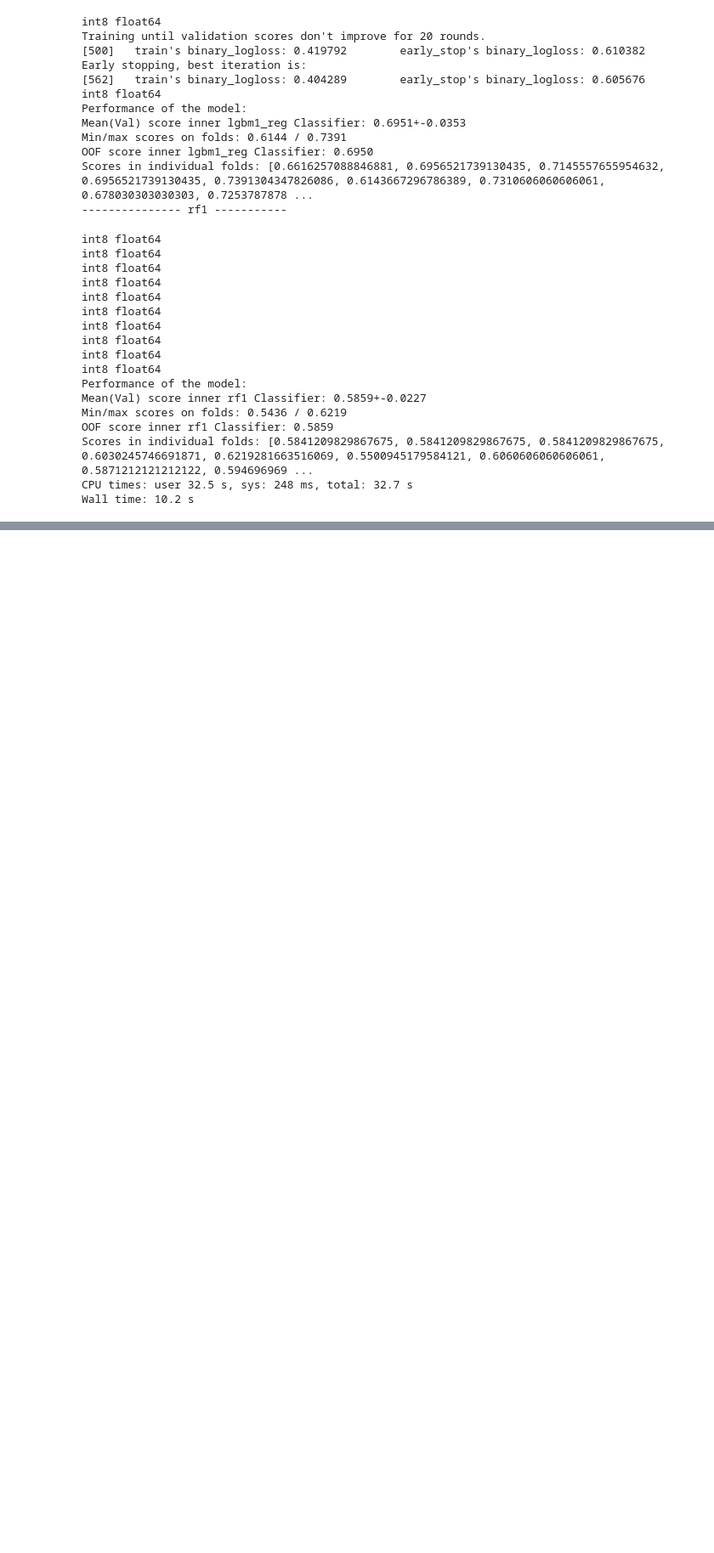
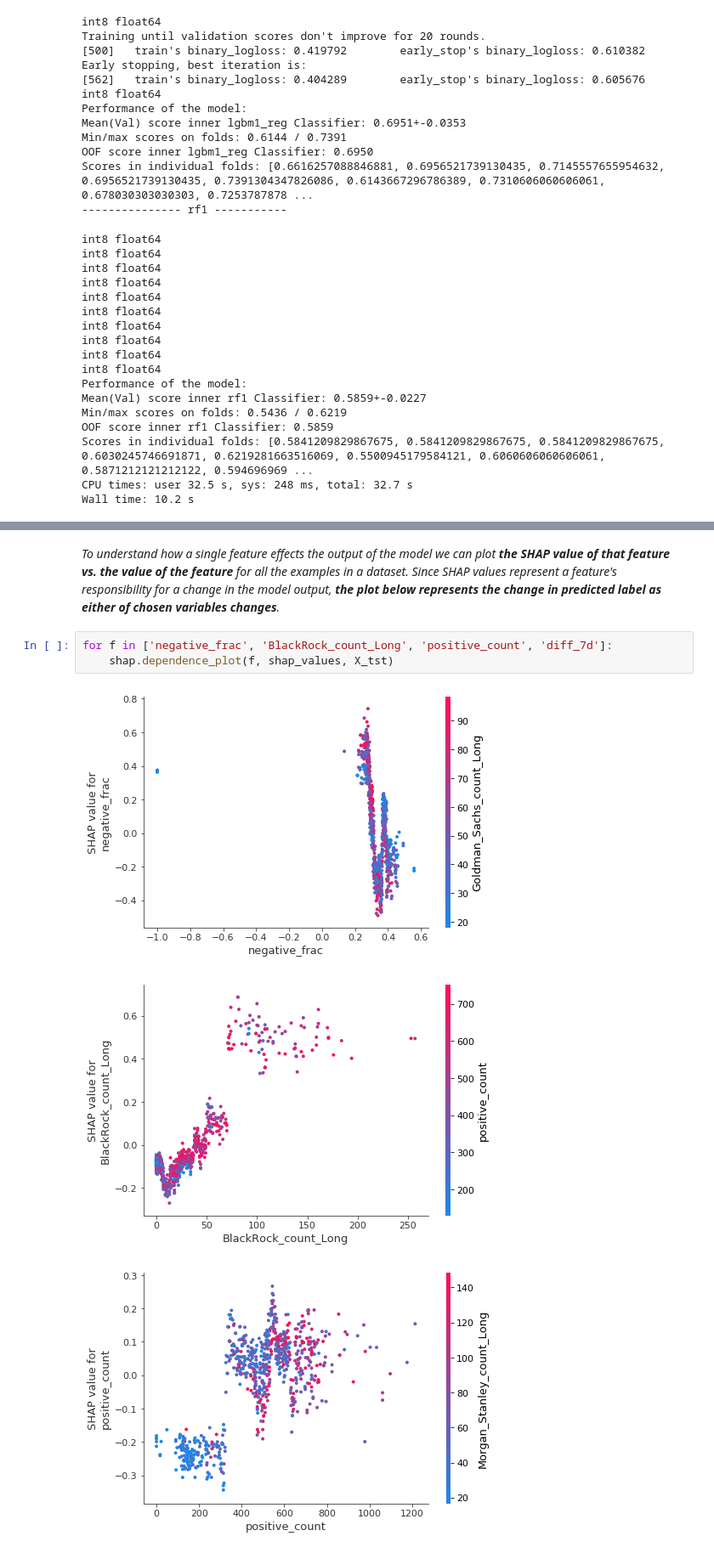
Before and after one commit to mlisovyi/dfine_hack2018, a Jupyter notebook: money_making_model.ipynb, the cells around one changed output, grey strips where cells are left out. Shown at 85% size. Saved outputs shown, nothing was run; the diff lists cells and outputs as text; blank space fills up the shorter version.

```diff
--- a/money_making_model.ipynb
+++ b/money_making_model.ipynb
@@ -417,0 +470,9 @@ Wall time: 10.2 s
+# %% [markdown]
+_To understand how a single feature effects the output of the model we can plot **the SHAP value of that feature vs. the value of the feature** for all the examples in a dataset. Since SHAP values represent a feature's responsibility for a change in the model output, **the plot below represents the change in predicted label as either of chosen variables changes**._
+# %%
+for f in ['negative_frac', 'BlackRock_count_Long', 'positive_count', 'diff_7d']:
+    shap.dependence_plot(f, shap_values, X_tst)
+# %% [output]
+[figure, added]
+[figure, added]
+[figure, added]
```
Also changed, not shown: parts of 16 cells of this notebook.
